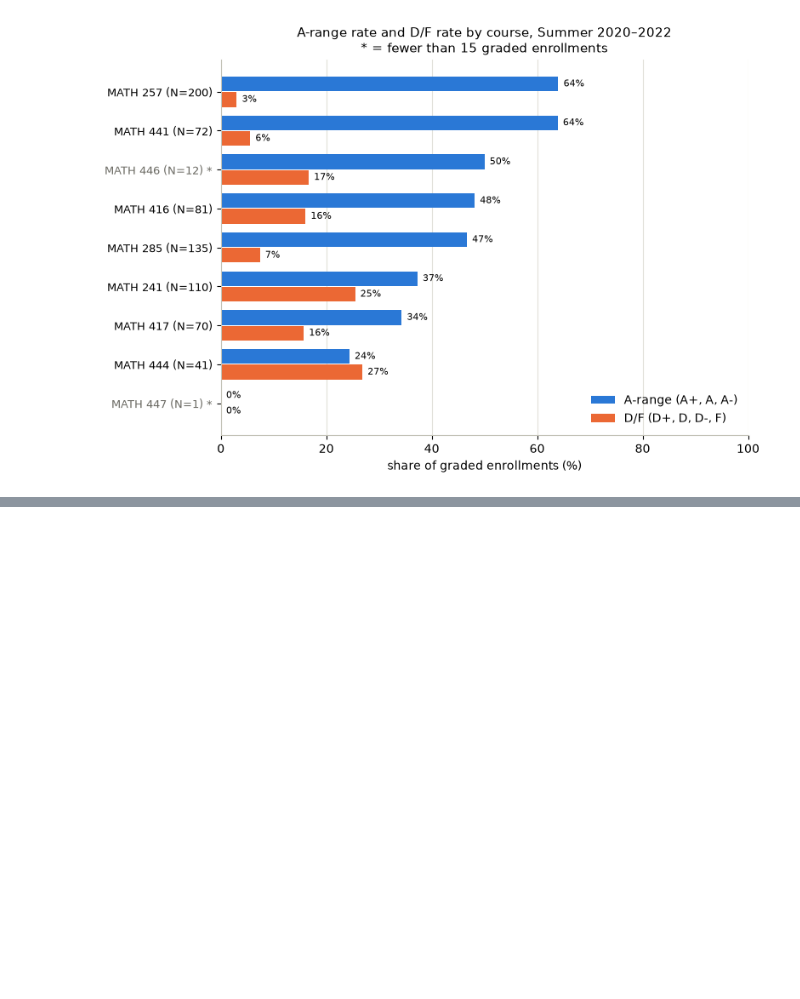
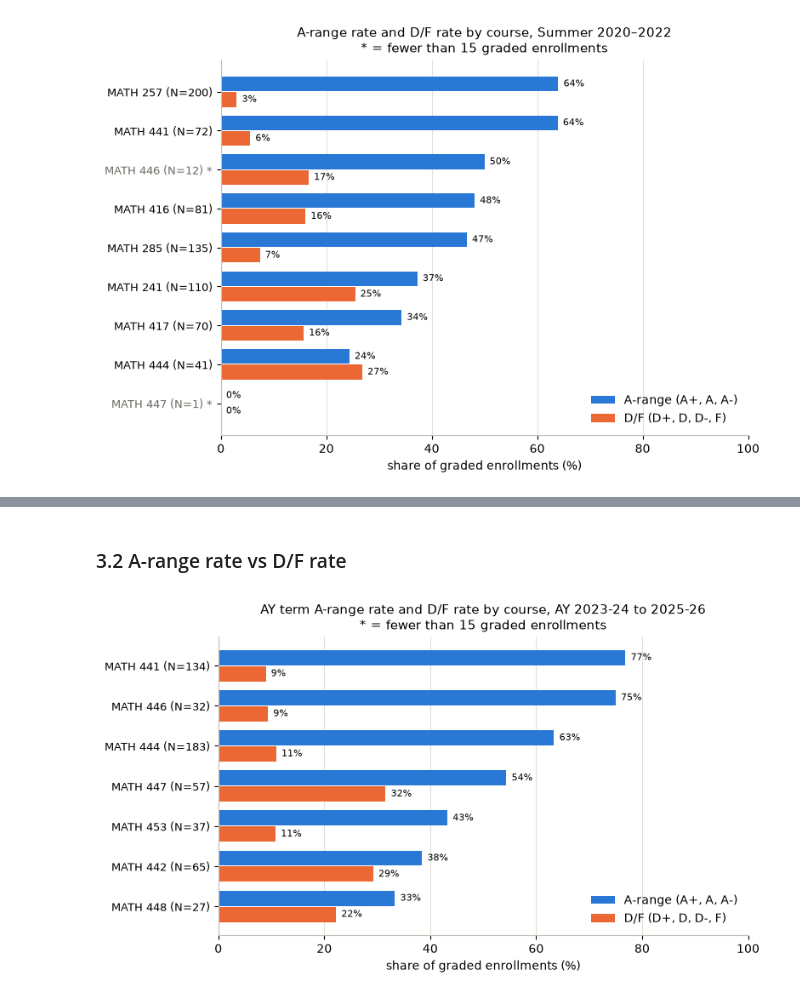
Before and after one commit to Sherry438/NetMath-Data-Analysis, a Jupyter notebook: notebooks/06_grade_distribution_by_course.ipynb, the cells around one changed output, grey strips where cells are left out. Saved outputs shown, nothing was run; the diff lists cells and outputs as text; code cells hidden in the pictures; blank space fills up the shorter version.

```diff
--- a/notebooks/06_grade_distribution_by_course.ipynb
+++ b/notebooks/06_grade_distribution_by_course.ipynb
@@ -658,0 +1015,25 @@ interpretation.sort_values("A_range_rate", ascending=False).round(2)
+# %% [markdown]
+### 3.2 A-range rate vs D/F rate
+# %%
+s = ay_summary[ay_summary["N_graded"] > 0].sort_values("A_range_rate")
+y = np.arange(len(s))
+fig, ax = plt.subplots(figsize=(8, 0.45 * len(s) + 1.5))
+ax.barh(y + 0.2, s["A_range_rate"], height=0.38, color="#2a78d6", label="A-range (A+, A, A-)")
+ax.barh(y - 0.2, s["DF_rate"], height=0.38, color="#eb6834", label="D/F (D+, D, D-, F)")
+for yi, a, df_ in zip(y, s["A_range_rate"], s["DF_rate"]):
+    ax.text(a + 1, yi + 0.2, f"{a:.0f}%", va="center", fontsize=8)
+    ax.text(df_ + 1, yi - 0.2, f"{df_:.0f}%", va="center", fontsize=8)
+ax.set_yticks(y, [f"MATH {c} (N={n})" + (" *" if n < MIN_N else "") for c, n in zip(s.index, s["N_graded"])], fontsize=9)
+for label, n in zip(ax.get_yticklabels(), s["N_graded"]):
+    if n < MIN_N:
+        label.set_color(MUTED)
+ax.set_xlim(0, 100)
+ax.set_xlabel("share of graded enrollments (%)")
+style_axes(ax, grid_axis="x")
+ax.legend(frameon=False, loc="lower right")
+ax.set_title(f"AY term A-range rate and D/F rate by course, {AY_LABEL}\n* = fewer than {MIN_N} graded enrollments", fontsize=11)
+plt.tight_layout()
+fig.savefig(OUTPUT_DIR / "AY A-range rate vs DF rate.png", dpi=150)
+plt.show()
+# %% [output]
+[figure, added]
```
Also changed, not shown: parts of 39 cells of this notebook, 9 other files.
